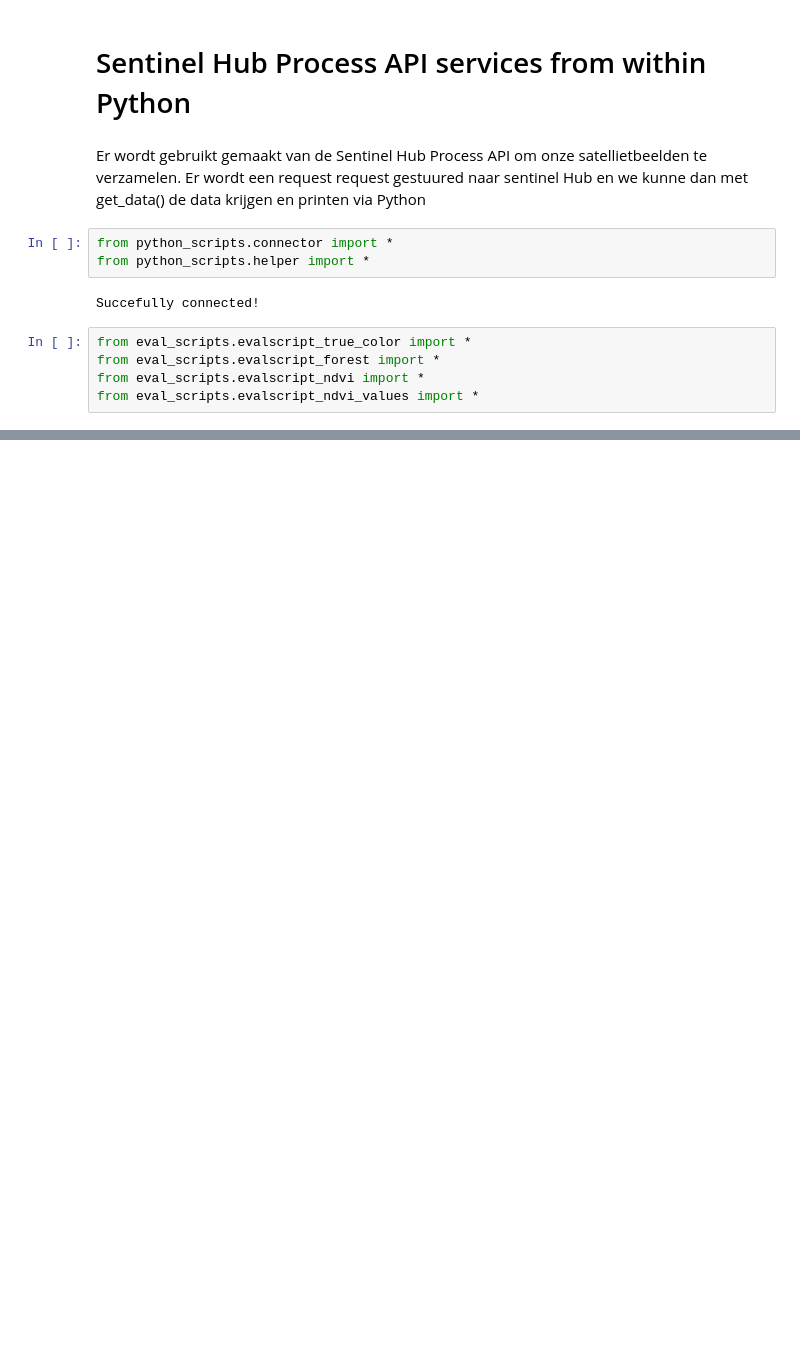
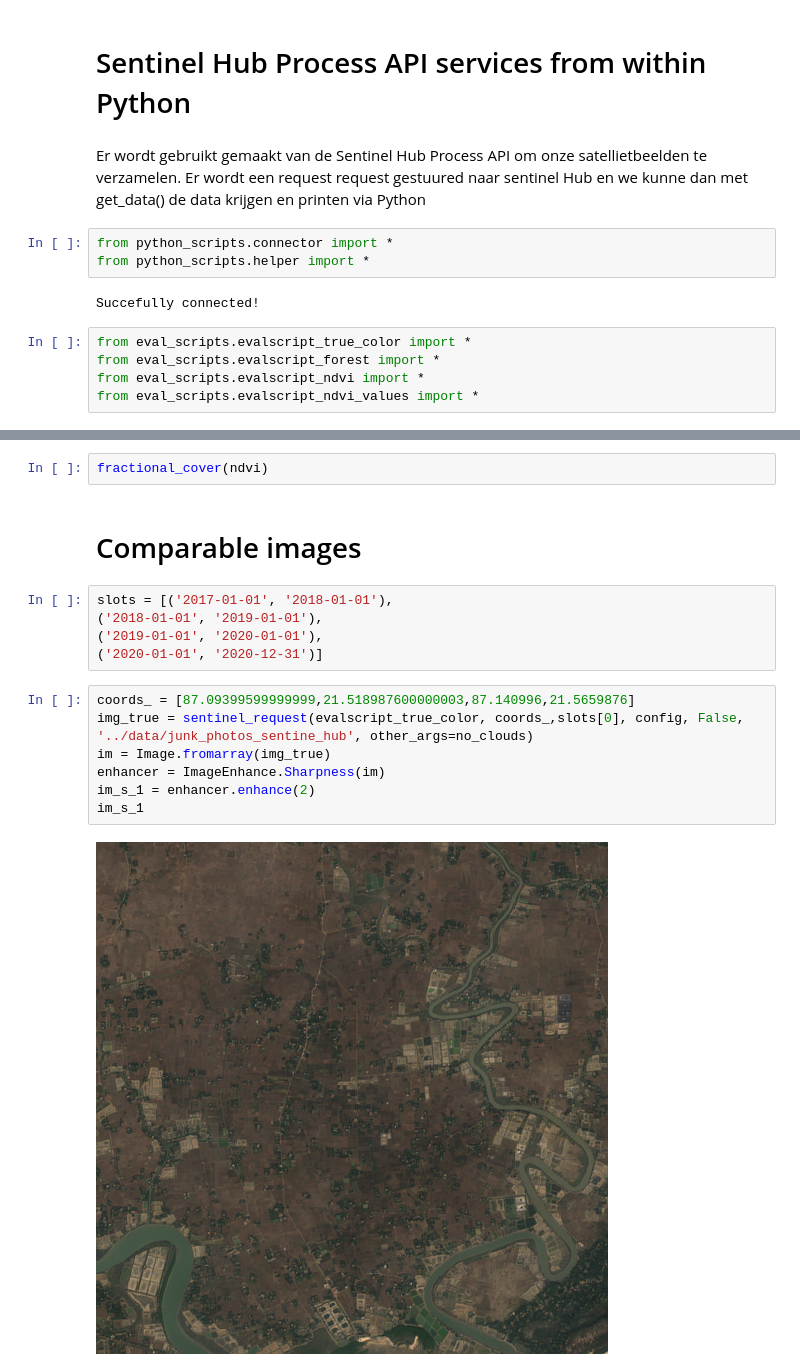
Before and after one commit to BB8-2020/FARM-deforestation, a Jupyter notebook: notebooks/sentinel-hub.ipynb, the cells around one changed output, grey strips where cells are left out. Drawn from its saved outputs; the diff is of its cells as text; blank space fills up the shorter version.

```diff
--- a/notebooks/sentinel-hub.ipynb
+++ b/notebooks/sentinel-hub.ipynb
@@ -189,0 +206,18 @@ plot_image(img_ndvi_)
+# %%
+fractional_cover(ndvi)
+# %% [markdown]
+# Comparable images
+# %%
+slots = [('2017-01-01', '2018-01-01'),
+('2018-01-01', '2019-01-01'),
+('2019-01-01', '2020-01-01'),
+('2020-01-01', '2020-12-31')]
+# %%
+coords_ = [87.09399599999999,21.518987600000003,87.140996,21.5659876]
+img_true = sentinel_request(evalscript_true_color, coords_,slots[0], config, False, '../data/junk_photos_sentine_hub', other_args=no_clouds)
+im = Image.fromarray(img_true)
+enhancer = ImageEnhance.Sharpness(im)
+im_s_1 = enhancer.enhance(2)
+im_s_1
+# %% [output]
+[figure, added]
```
Also changed, not shown: parts of 47 cells of this notebook.
